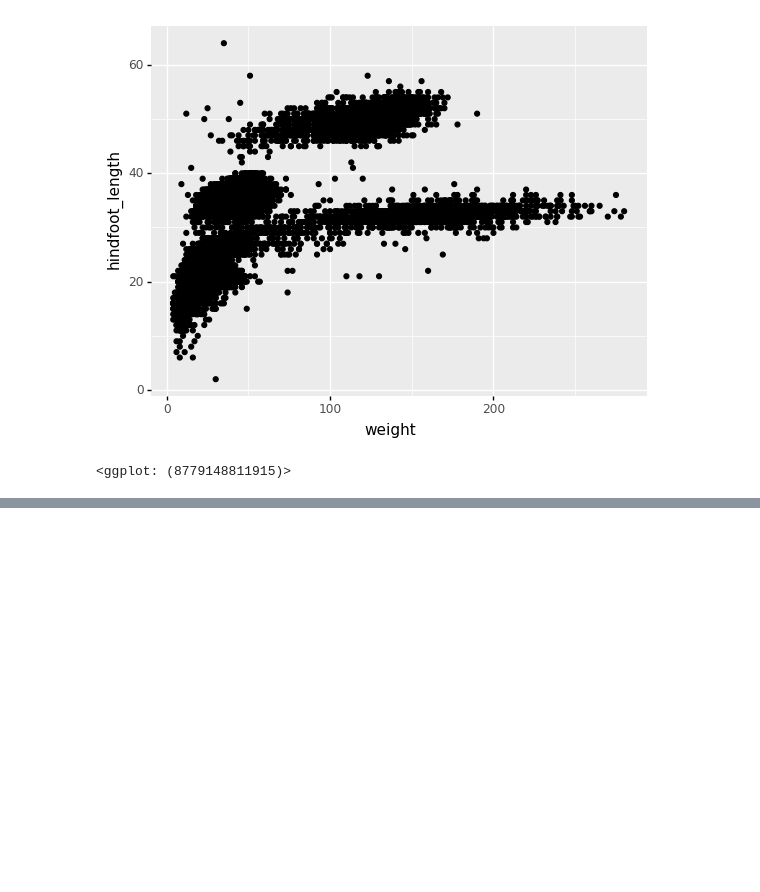
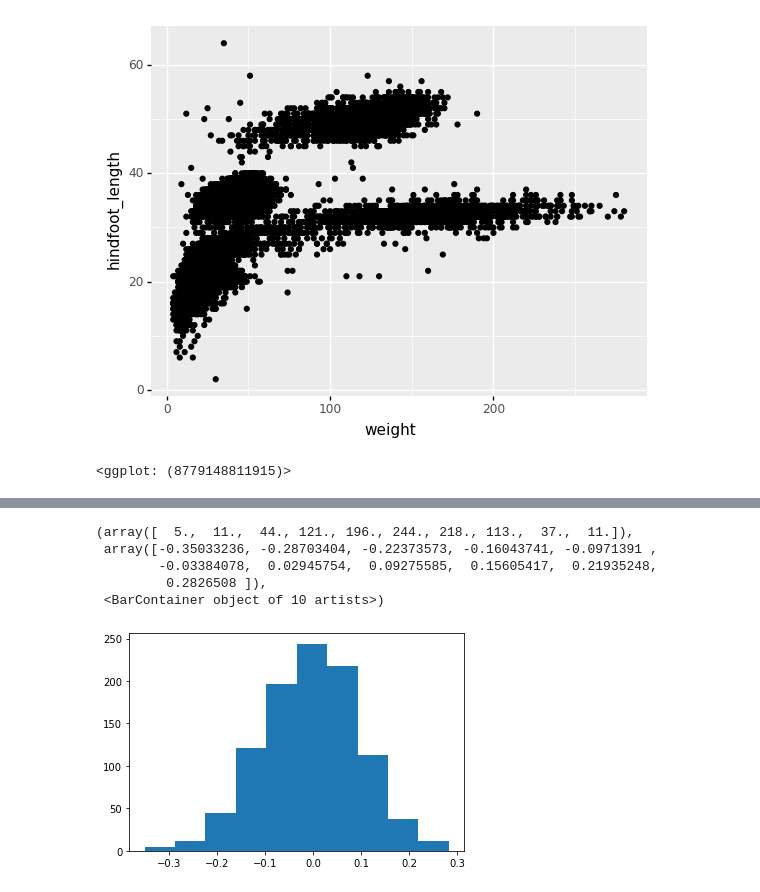
Before and after one commit to BryanAbuchery/LearningPython3, a Jupyter notebook: Python_Exercises.ipynb, the cells around one changed output, grey strips where cells are left out. Drawn from its saved outputs; the diff is of its cells as text; code cells hidden in the pictures; blank space fills up the shorter version.

```diff
--- a/Python_Exercises.ipynb
+++ b/Python_Exercises.ipynb
@@ -366,0 +374,12 @@ my_plot
+# %%
+import numpy as np
+sample_data = np.random.normal(0, 0.1, 1000)
+# %%
+plt.hist(sample_data)
+# %% [output]
+(array([  5.,  11.,  44., 121., 196., 244., 218., 113.,  37.,  11.]),
+ array([-0.35033236, -0.28703404, -0.22373573, -0.16043741, -0.0971391 ,
+        -0.03384078,  0.02945754,  0.09275585,  0.15605417,  0.21935248,
+         0.2826508 ]),
+ <BarContainer object of 10 artists>)
+[figure, added]
```
Also changed, not shown: parts of 7 cells of this notebook, 1 other file.
